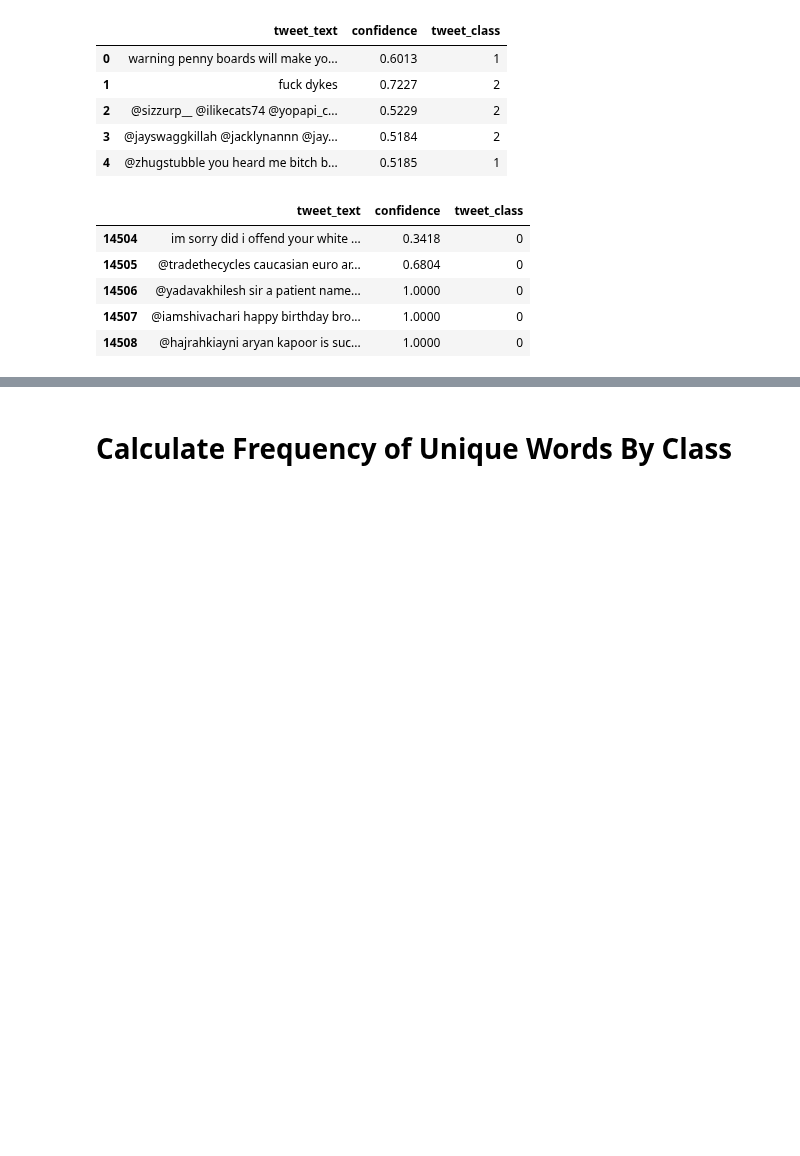
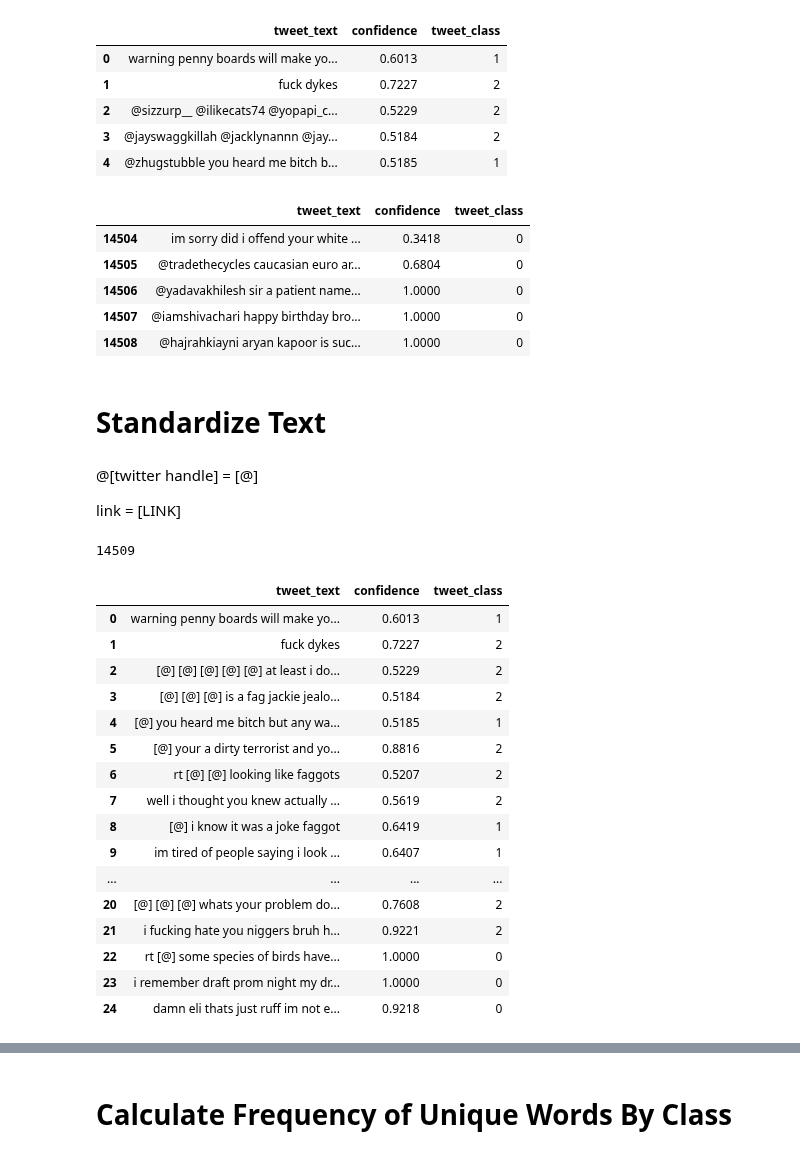
Before and after one commit to hkhan925/Hate-Speech-Classifier, a Jupyter notebook: Preprocessing Data.ipynb, the cells around one changed output, grey strips where cells are left out. Saved outputs shown, nothing was run; the diff lists cells and outputs as text; code cells hidden in the pictures; blank space fills up the shorter version.

Commit message:
preliminary text standardization

```diff
--- a/Preprocessing Data.ipynb
+++ b/Preprocessing Data.ipynb
@@ -116,3 +116,47 @@ data.tail()
 | 14506 | @yadavakhilesh sir a patient name... | 1.0000 | 0 |
 | 14507 | @iamshivachari happy birthday bro... | 1.0000 | 0 |
 | 14508 | @hajrahkiayni aryan kapoor is suc... | 1.0000 | 0 |
+# %% [markdown]
+# Standardize Text
+# %% [markdown]
+@[twitter handle] = [@]
+
+link = [LINK]
+# %%
+len(data["tweet_text"])
+# %% [output]
+14509
+# %%
+for row in range(0, len(data["tweet_text"])):
+    original_tweet = data["tweet_text"][row]
+    words = original_tweet.split()
+
+    for i in range(0, len(words)):
+        if words[i][0] == '@':
+            words[i] = '[@]'
+        if "https" in words[i]:
+            words[i] = '[LINK]'
+
+    standardized_tweet = " ".join(words)
+
+    data["tweet_text"] = data["tweet_text"].replace(original_tweet, standardized_tweet)
+# %%
+data.head(25)
+# %% [output]
+|  | tweet_text | confidence | tweet_class |
+| 0 | warning penny boards will make yo... | 0.6013 | 1 |
+| 1 | fuck dykes | 0.7227 | 2 |
+| 2 | [@] [@] [@] [@] [@] at least i do... | 0.5229 | 2 |
+| 3 | [@] [@] [@] is a fag jackie jealo... | 0.5184 | 2 |
+| 4 | [@] you heard me bitch but any wa... | 0.5185 | 1 |
+| 5 | [@] your a dirty terrorist and yo... | 0.8816 | 2 |
+| 6 | rt [@] [@] looking like faggots | 0.5207 | 2 |
+| 7 | well i thought you knew actually ... | 0.5619 | 2 |
+| 8 | [@] i know it was a joke faggot | 0.6419 | 1 |
+| 9 | im tired of people saying i look ... | 0.6407 | 1 |
+| ... | ... | ... | ... |
+| 20 | [@] [@] [@] whats your problem do... | 0.7608 | 2 |
+| 21 | i fucking hate you niggers bruh h... | 0.9221 | 2 |
+| 22 | rt [@] some species of birds have... | 1.0000 | 0 |
+| 23 | i remember draft prom night my dr... | 1.0000 | 0 |
+| 24 | damn eli thats just ruff im not e... | 0.9218 | 0 |
```
Also changed, not shown: parts of 11 cells of this notebook.
